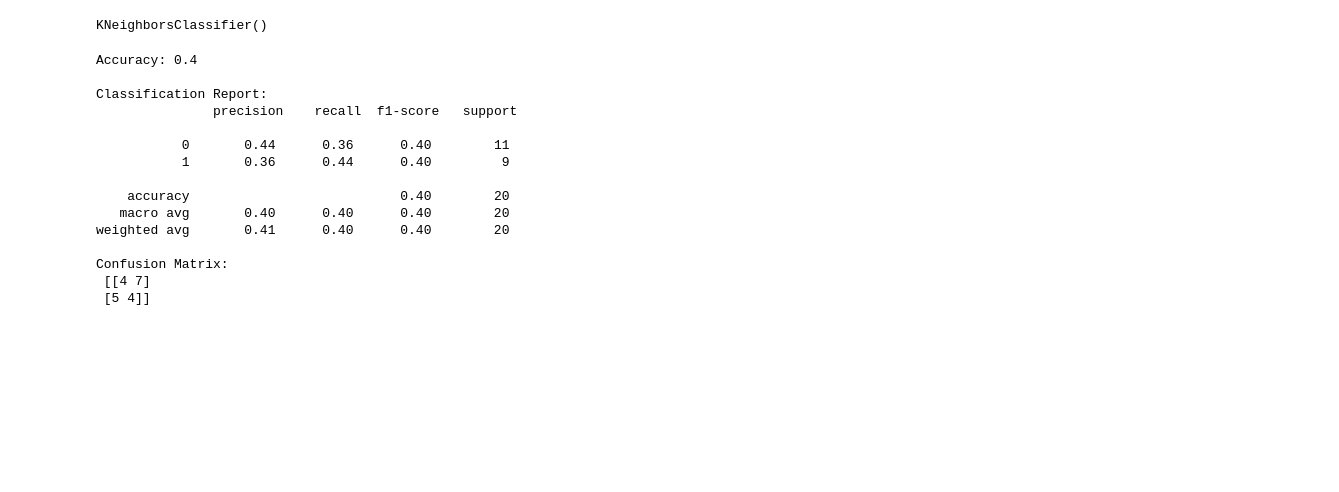
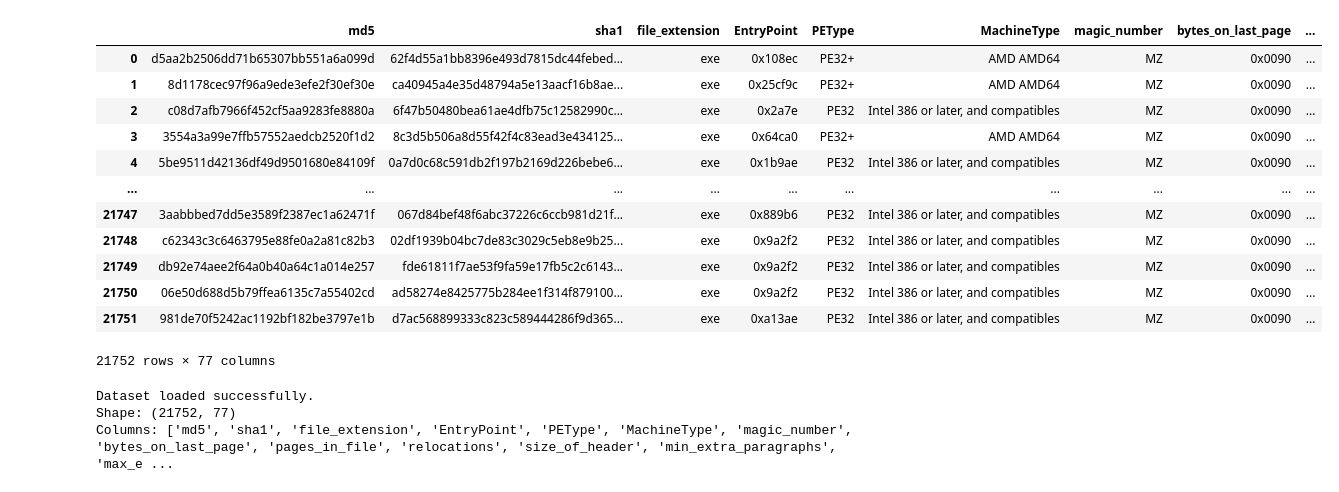
Before and after one commit to nurejannatnina/Learning-Python, a Jupyter notebook: Untitled3.ipynb, the cells around one changed output. Drawn from its saved outputs; the diff is of its cells as text; code cells hidden in the pictures; blank space fills up the shorter version.

```diff
--- a/Untitled3.ipynb
+++ b/Untitled3.ipynb
@@ -113,5 +8,0 @@ from sklearn.neighbors import KNeighborsClassifier
-# %%
-knn = KNeighborsClassifier(n_neighbors=5)
-knn.fit(X_train_scaled, y_train)
-# %% [output]
-KNeighborsClassifier()
@@ -122,20 +9,26 @@ from sklearn.metrics import accuracy_score, classification_report, confusion_mat
-# %%
-print("Accuracy:", accuracy_score(y_test, y_pred))
-print("\nClassification Report:\n", classification_report(y_test, y_pred))
-print("Confusion Matrix:\n", confusion_matrix(y_test, y_pred))
-# %% [output]
-Accuracy: 0.4
-
-Classification Report:
-               precision    recall  f1-score   support
-
-           0       0.44      0.36      0.40        11
-           1       0.36      0.44      0.40         9
-
-    accuracy                           0.40        20
-   macro avg       0.40      0.40      0.40        20
-weighted avg       0.41      0.40      0.40        20
-
-Confusion Matrix:
- [[4 7]
- [5 4]]
+# %%
+df = pd.read_csv('/content/drive/MyDrive/Machine Learning/Final_Dataset_without_duplicate.csv')
+df
+# %% [output]
+|  | md5 | sha1 | file_extension | EntryPoint | PEType | MachineType | magic_number | bytes_on_last_page | ... |
+| 0 | d5aa2b2506dd71b65307bb551a6a099d | 62f4d55a1bb8396e493d7815dc44febed... | exe | 0x108ec | PE32+ | AMD AMD64 | MZ | 0x0090 | ... |
+| 1 | 8d1178cec97f96a9ede3efe2f30ef30e | ca40945a4e35d48794a5e13aacf16b8ae... | exe | 0x25cf9c | PE32+ | AMD AMD64 | MZ | 0x0090 | ... |
+| 2 | c08d7afb7966f452cf5aa9283fe8880a | 6f47b50480bea61ae4dfb75c12582990c... | exe | 0x2a7e | PE32 | Intel 386 or later, and compatibles | MZ | 0x0090 | ... |
+| 3 | 3554a3a99e7ffb57552aedcb2520f1d2 | 8c3d5b506a8d55f42f4c83ead3e434125... | exe | 0x64ca0 | PE32+ | AMD AMD64 | MZ | 0x0090 | ... |
+| 4 | 5be9511d42136df49d9501680e84109f | 0a7d0c68c591db2f197b2169d226bebe6... | exe | 0x1b9ae | PE32 | Intel 386 or later, and compatibles | MZ | 0x0090 | ... |
+| ... | ... | ... | ... | ... | ... | ... | ... | ... | ... |
+| 21747 | 3aabbbed7dd5e3589f2387ec1a62471f | 067d84bef48f6abc37226c6ccb981d21f... | exe | 0x889b6 | PE32 | Intel 386 or later, and compatibles | MZ | 0x0090 | ... |
+| 21748 | c62343c3c6463795e88fe0a2a81c82b3 | 02df1939b04bc7de83c3029c5eb8e9b25... | exe | 0x9a2f2 | PE32 | Intel 386 or later, and compatibles | MZ | 0x0090 | ... |
+| 21749 | db92e74aee2f64a0b40a64c1a014e257 | fde61811f7ae53f9fa59e17fb5c2c6143... | exe | 0x9a2f2 | PE32 | Intel 386 or later, and compatibles | MZ | 0x0090 | ... |
+| 21750 | 06e50d688d5b79ffea6135c7a55402cd | ad58274e8425775b284ee1f314f879100... | exe | 0x9a2f2 | PE32 | Intel 386 or later, and compatibles | MZ | 0x0090 | ... |
+| 21751 | 981de70f5242ac1192bf182be3797e1b | d7ac568899333c823c589444286f9d365... | exe | 0xa13ae | PE32 | Intel 386 or later, and compatibles | MZ | 0x0090 | ... |
+21752 rows × 77 columns
+# %%
+# Preview shape and column names
+print("Dataset loaded successfully.")
+print("Shape:", df.shape)
+print("Columns:", df.columns.tolist())
+# %% [output]
+Dataset loaded successfully.
+Shape: (21752, 77)
+Columns: ['md5', 'sha1', 'file_extension', 'EntryPoint', 'PEType', 'MachineType', 'magic_number', 'bytes_on_last_page', 'pages_in_file', 'relocations', 'size_of_header', 'min_extra_paragraphs', 'max_e ...
```
Also changed, not shown: parts of 35 cells of this notebook.
